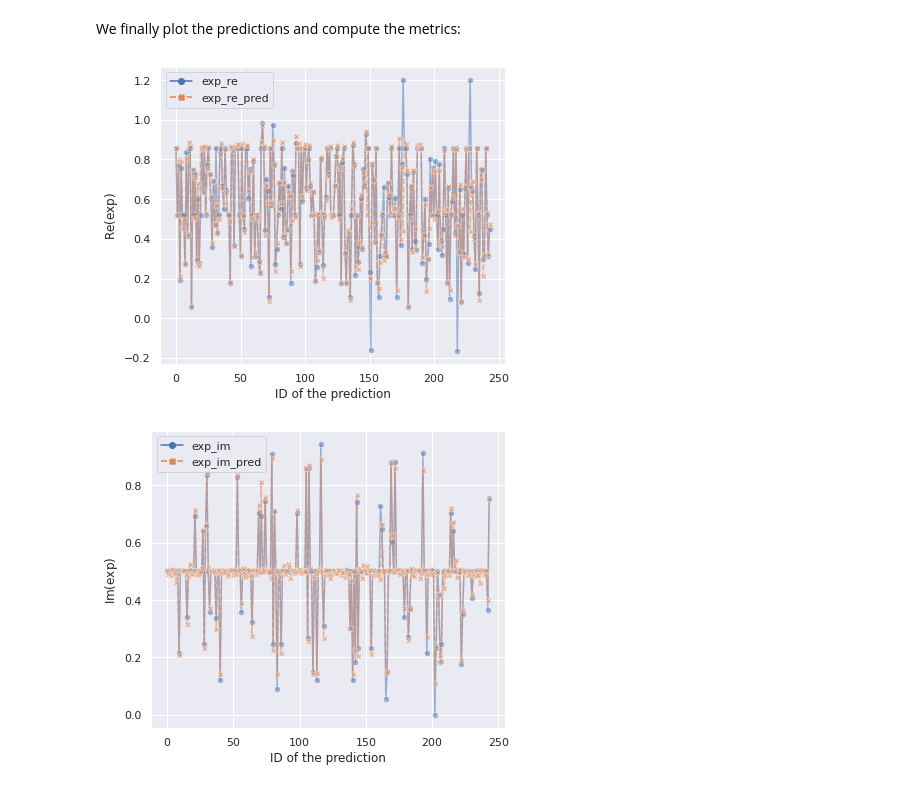
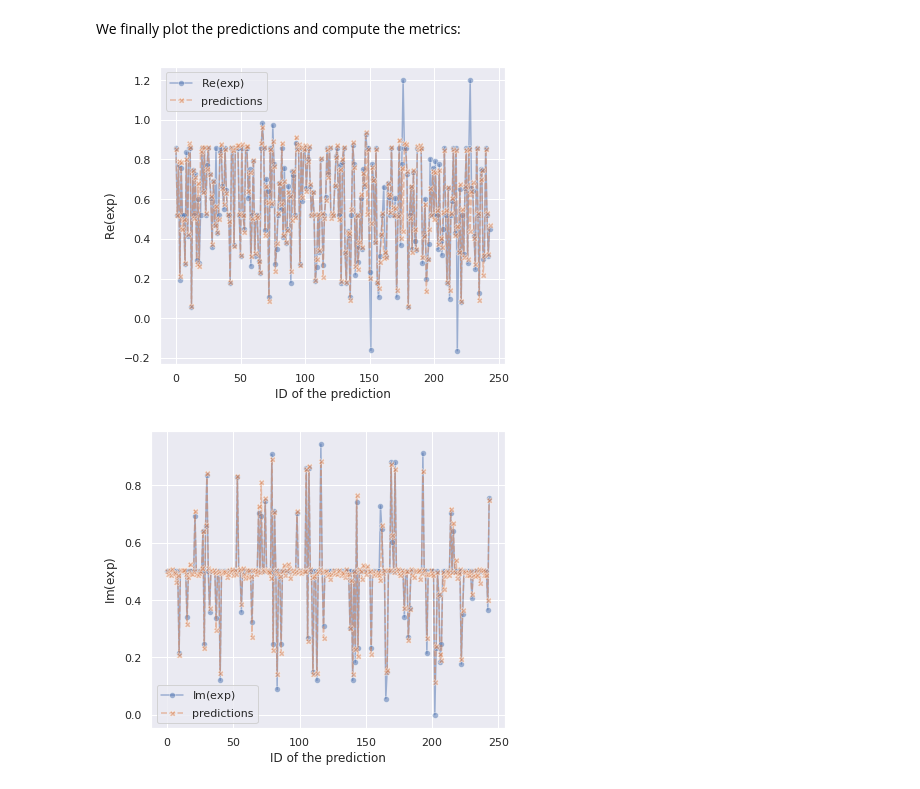
Before and after one commit to thesfinox/ml-sft-trunc, a Jupyter notebook: stacking.ipynb, the cells around one changed output. Saved outputs shown, nothing was run; the diff lists cells and outputs as text; code cells hidden in the pictures.

```diff
--- a/stacking.ipynb
+++ b/stacking.ipynb
@@ -387,37 +455,37 @@ ax.set(title='',
        xlabel='ID of the prediction',
        ylabel='$\mathrm{Re}(\mathrm{exp})$'
       )
-ax.legend(loc='best')
+ax.legend(['$\mathrm{Re}(\mathrm{exp})$', 'predictions'], loc='best')
 
 plt.tight_layout()
 plt.savefig('./img/meta_exp_re_plot.pdf', dpi=150, format='pdf')
 plt.savefig('./img/meta_exp_re_plot.png', dpi=150, format='png')
 # %% [output]
-[figure, old version]
+[figure, new version]
 # %%
 import seaborn as sns
 import matplotlib.pyplot as plt
 
 sns.set()
 
 _, ax = plt.subplots(1, 1, figsize=(6,5))
 
 sns.lineplot(data=pd.concat([y_test_im, y_test_im_pred], axis=0),
              alpha=0.5,
              markers=True,
              ax=ax
             )
 ax.set(title='',
        xlabel='ID of the prediction',
        ylabel='$\mathrm{Im}(\mathrm{exp})$'
       )
-ax.legend(loc='best')
+ax.legend(['$\mathrm{Im}(\mathrm{exp})$', 'predictions'], loc='best')
 
 plt.tight_layout()
 plt.savefig('./img/meta_exp_im_plot.pdf', dpi=150, format='pdf')
 plt.savefig('./img/meta_exp_im_plot.png', dpi=150, format='png')
 # %% [output]
-[figure, old version]
+[figure, new version]
 # %%
 import seaborn as sns
 import matplotlib.pyplot as plt
```
Also changed, not shown: parts of 22 cells of this notebook, 1 other file.
